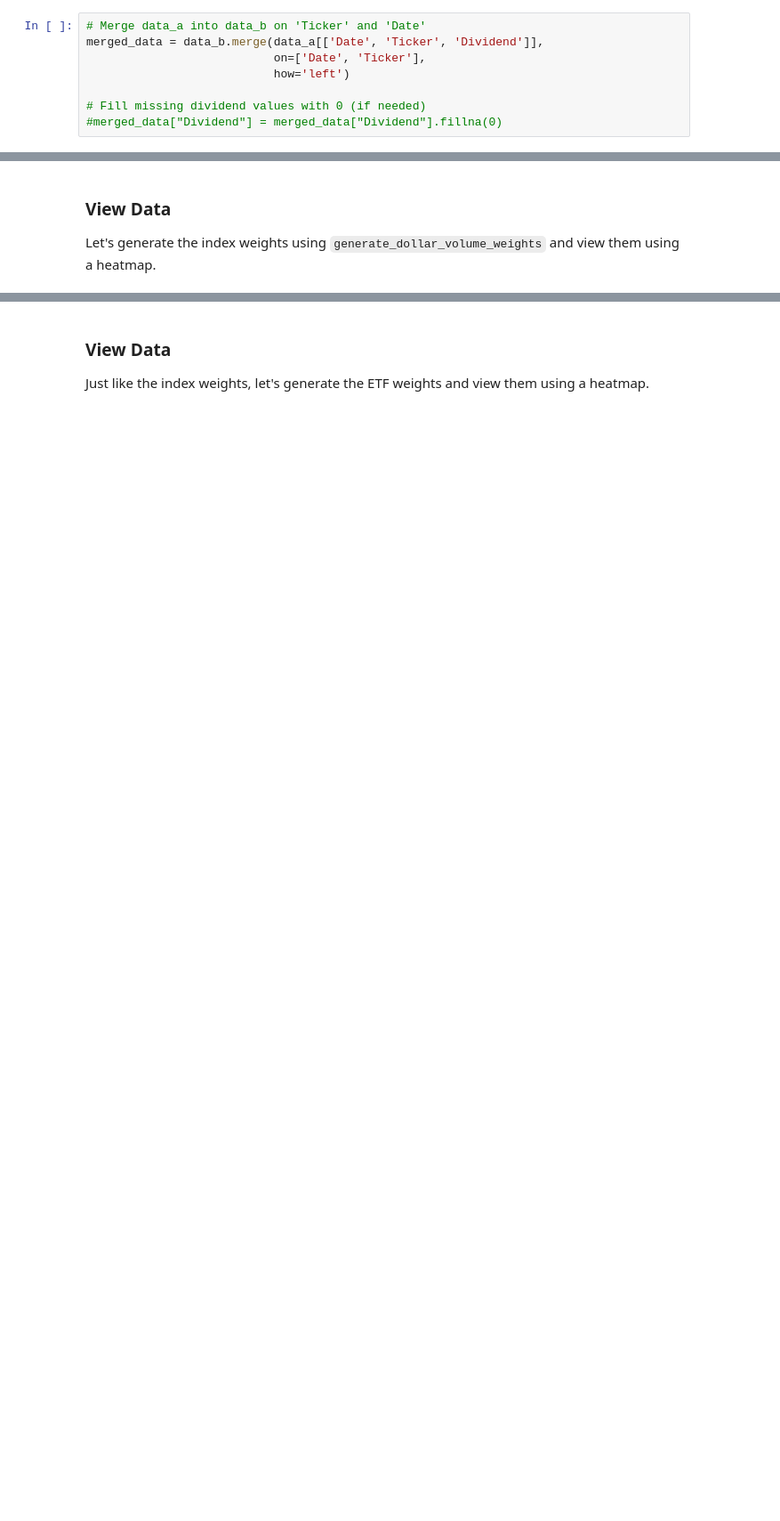
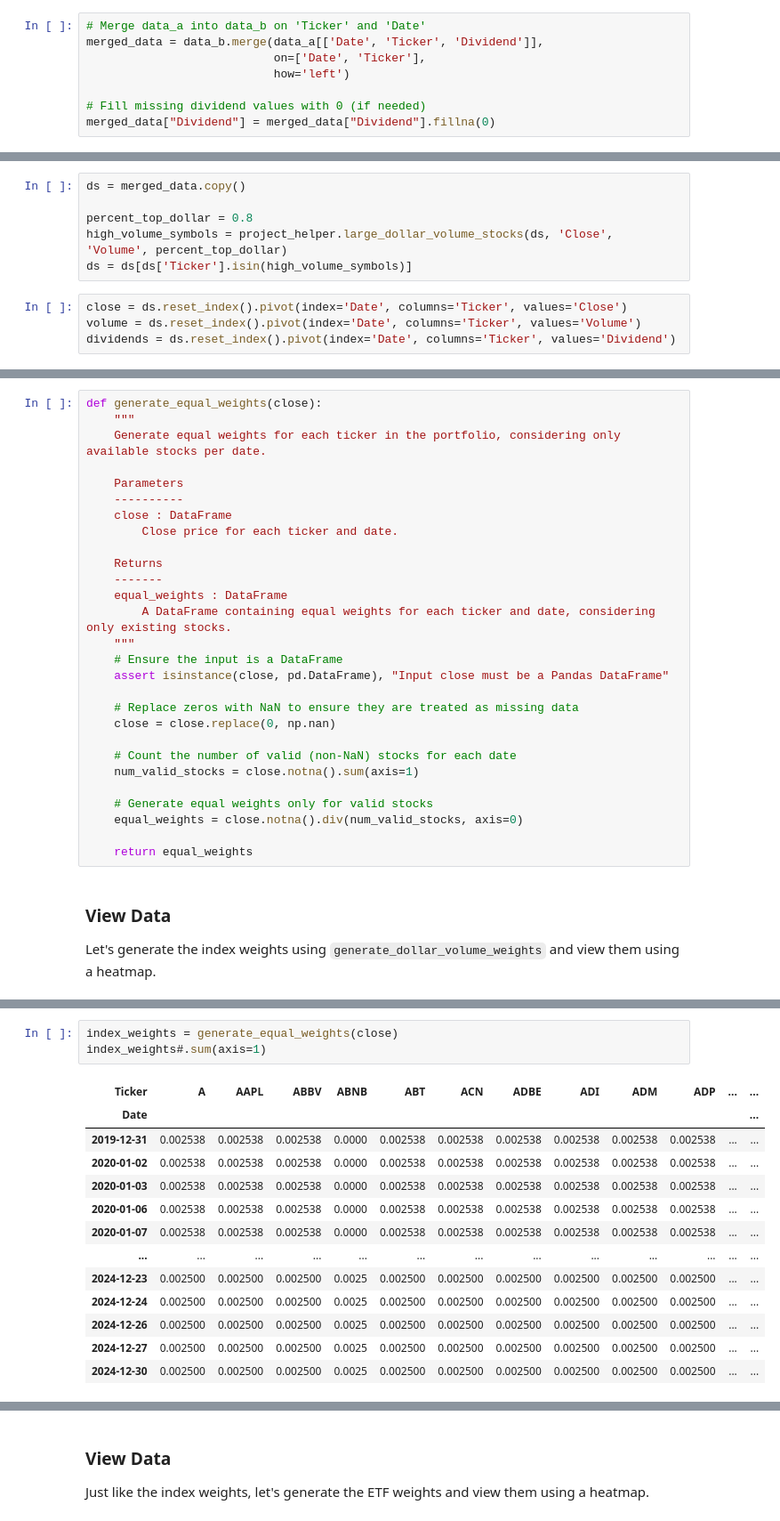
Before and after one commit to martinescobars/portfolio-optimization, a Jupyter notebook: portfolio-optimization.ipynb, the cells around one changed output, grey strips where cells are left out. Shown at 89% size. Saved outputs shown, nothing was run; the diff lists cells and outputs as text; blank space fills up the shorter version.

```diff
--- a/portfolio-optimization.ipynb
+++ b/portfolio-optimization.ipynb
@@ -245,4 +179,4 @@ merged_data = data_b.merge(data_a[['Date', 'Ticker', 'Dividend']],
                            how='left')
 
 # Fill missing dividend values with 0 (if needed)
-#merged_data["Dividend"] = merged_data["Dividend"].fillna(0)
+merged_data["Dividend"] = merged_data["Dividend"].fillna(0)
@@ -289,3 +183,13 @@ low = data['Low']
+# %%
+ds = merged_data.copy()
+
+percent_top_dollar = 0.8
+high_volume_symbols = project_helper.large_dollar_volume_stocks(ds, 'Close', 'Volume', percent_top_dollar)
+ds = ds[ds['Ticker'].isin(high_volume_symbols)]
+# %%
+close = ds.reset_index().pivot(index='Date', columns='Ticker', values='Close')
+volume = ds.reset_index().pivot(index='Date', columns='Ticker', values='Volume')
+dividends = ds.reset_index().pivot(index='Date', columns='Ticker', values='Dividend')
 # %% [markdown]
 ### View Data
 To see what one of these 2-d matrices looks like, let's take a look at the closing prices matrix.
@@ -360,3 +298,31 @@ Tests Passed
+# %%
+def generate_equal_weights(close):
+    """
+    Generate equal weights for each ticker in the portfolio, considering only available stocks per date.
+
+    Parameters
+    ----------
+    close : DataFrame
+        Close price for each ticker and date.
+
+    Returns
+    -------
+    equal_weights : DataFrame
+        A DataFrame containing equal weights for each ticker and date, considering only existing stocks.
+    """
+    # Ensure the input is a DataFrame
+    assert isinstance(close, pd.DataFrame), "Input close must be a Pandas DataFrame"
+
+    # Replace zeros with NaN to ensure they are treated as missing data
+    close = close.replace(0, np.nan)
+
+    # Count the number of valid (non-NaN) stocks for each date
+    num_valid_stocks = close.notna().sum(axis=1)
+
+    # Generate equal weights only for valid stocks
+    equal_weights = close.notna().div(num_valid_stocks, axis=0)
+
+    return equal_weights
 # %% [markdown]
 ### View Data
 Let's generate the index weights using `generate_dollar_volume_weights` and view them using a heatmap.
@@ -367,0 +329,17 @@ The graph for Index Weights is too large. You can view it here.
+# %%
+index_weights = generate_equal_weights(close)
+index_weights#.sum(axis=1)
+# %% [output]
+| Ticker | A | AAPL | ABBV | ABNB | ABT | ACN | ADBE | ADI | ADM | ADP | ... | ... |
+| Date |  |  |  |  |  |  |  |  |  |  |  | ... |
+| 2019-12-31 | 0.002538 | 0.002538 | 0.002538 | 0.0000 | 0.002538 | 0.002538 | 0.002538 | 0.002538 | 0.002538 | 0.002538 | ... | ... |
+| 2020-01-02 | 0.002538 | 0.002538 | 0.002538 | 0.0000 | 0.002538 | 0.002538 | 0.002538 | 0.002538 | 0.002538 | 0.002538 | ... | ... |
+| 2020-01-03 | 0.002538 | 0.002538 | 0.002538 | 0.0000 | 0.002538 | 0.002538 | 0.002538 | 0.002538 | 0.002538 | 0.002538 | ... | ... |
+| 2020-01-06 | 0.002538 | 0.002538 | 0.002538 | 0.0000 | 0.002538 | 0.002538 | 0.002538 | 0.002538 | 0.002538 | 0.002538 | ... | ... |
+| 2020-01-07 | 0.002538 | 0.002538 | 0.002538 | 0.0000 | 0.002538 | 0.002538 | 0.002538 | 0.002538 | 0.002538 | 0.002538 | ... | ... |
+| ... | ... | ... | ... | ... | ... | ... | ... | ... | ... | ... | ... | ... |
+| 2024-12-23 | 0.002500 | 0.002500 | 0.002500 | 0.0025 | 0.002500 | 0.002500 | 0.002500 | 0.002500 | 0.002500 | 0.002500 | ... | ... |
+| 2024-12-24 | 0.002500 | 0.002500 | 0.002500 | 0.0025 | 0.002500 | 0.002500 | 0.002500 | 0.002500 | 0.002500 | 0.002500 | ... | ... |
+| 2024-12-26 | 0.002500 | 0.002500 | 0.002500 | 0.0025 | 0.002500 | 0.002500 | 0.002500 | 0.002500 | 0.002500 | 0.002500 | ... | ... |
+| 2024-12-27 | 0.002500 | 0.002500 | 0.002500 | 0.0025 | 0.002500 | 0.002500 | 0.002500 | 0.002500 | 0.002500 | 0.002500 | ... | ... |
+| 2024-12-30 | 0.002500 | 0.002500 | 0.002500 | 0.0025 | 0.002500 | 0.002500 | 0.002500 | 0.002500 | 0.002500 | 0.002500 | ... | ... |
```
Also changed, not shown: parts of 41 cells of this notebook, 1 other file.
